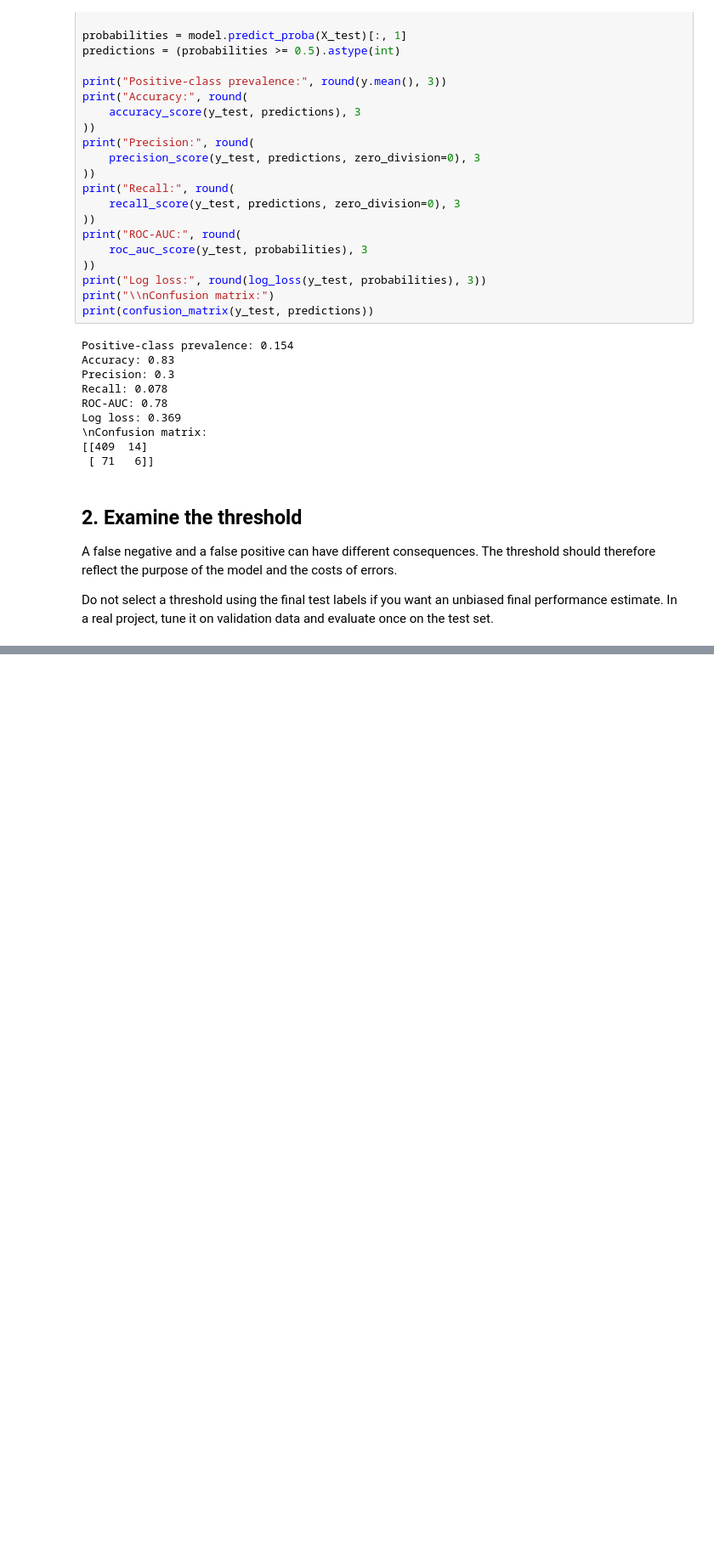
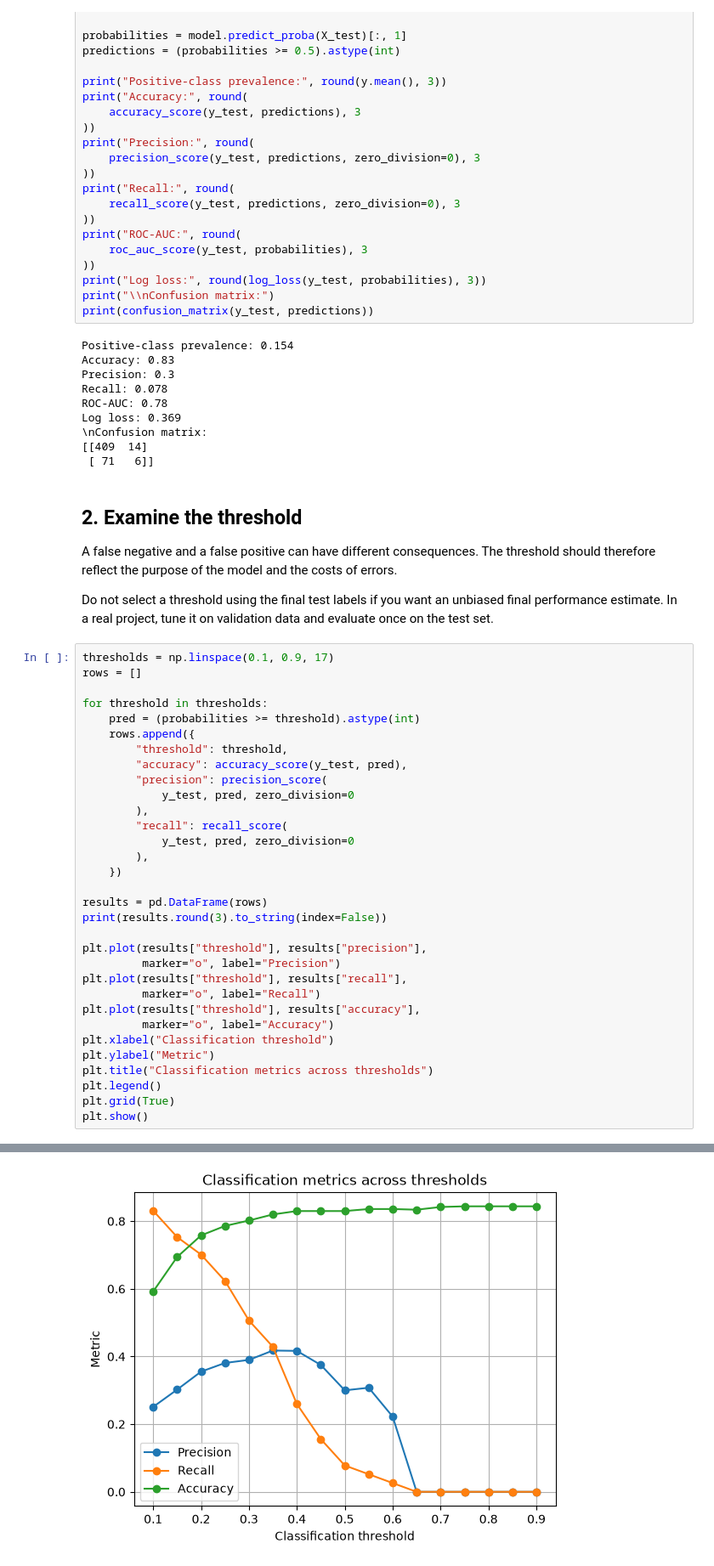
Before and after one commit to Percy5598/mathematics-fundamentals, a Jupyter notebook: 10-mathematics-for-machine-learning/10_integrated_machine_learning_math_project.ipynb, the cells around one changed output, grey strips where cells are left out. Shown at 85% size. Cells and saved outputs as stored; diff of their text form; blank space fills up the shorter version.

```diff
--- a/10-mathematics-for-machine-learning/10_integrated_machine_learning_math_project.ipynb
+++ b/10-mathematics-for-machine-learning/10_integrated_machine_learning_math_project.ipynb
@@ -114,3 +114,36 @@ purpose of the model and the costs of errors.
 Do not select a threshold using the final test labels if you
 want an unbiased final performance estimate. In a real project,
 tune it on validation data and evaluate once on the test set.
+# %%
+thresholds = np.linspace(0.1, 0.9, 17)
+rows = []
+
+for threshold in thresholds:
+    pred = (probabilities >= threshold).astype(int)
+    rows.append({
+        "threshold": threshold,
+        "accuracy": accuracy_score(y_test, pred),
+        "precision": precision_score(
+            y_test, pred, zero_division=0
+        ),
+        "recall": recall_score(
+            y_test, pred, zero_division=0
+        ),
+    })
+
+results = pd.DataFrame(rows)
+print(results.round(3).to_string(index=False))
+
+plt.plot(results["threshold"], results["precision"],
+         marker="o", label="Precision")
+plt.plot(results["threshold"], results["recall"],
+         marker="o", label="Recall")
+plt.plot(results["threshold"], results["accuracy"],
+         marker="o", label="Accuracy")
+plt.xlabel("Classification threshold")
+plt.ylabel("Metric")
+plt.title("Classification metrics across thresholds")
+plt.legend()
+plt.grid(True)
+plt.show()
+# %% [output]
@@ -116,0 +168 @@ tune it on validation data and evaluate once on the test set.
+[figure, added]
```
Also changed, not shown: parts of 3 cells of this notebook.
